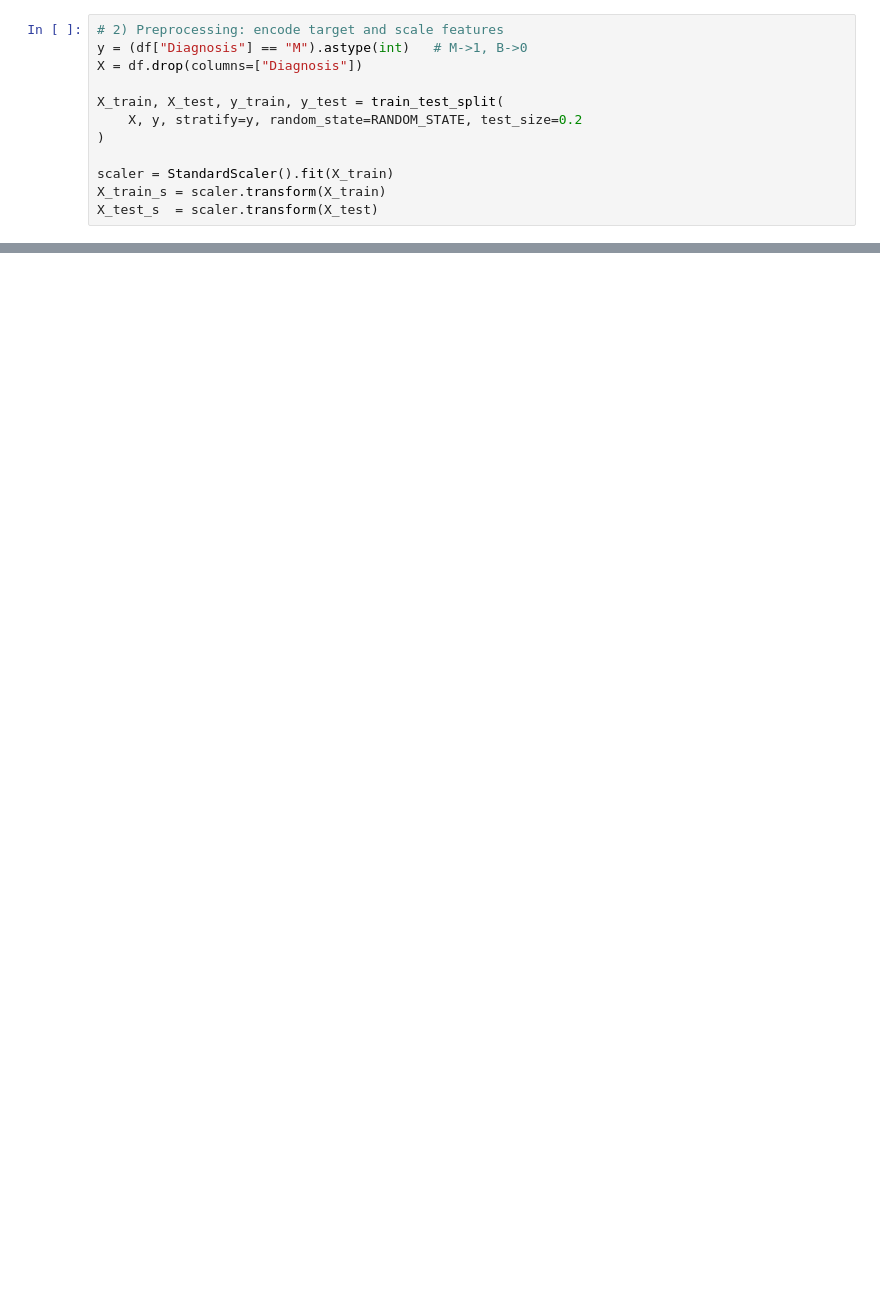
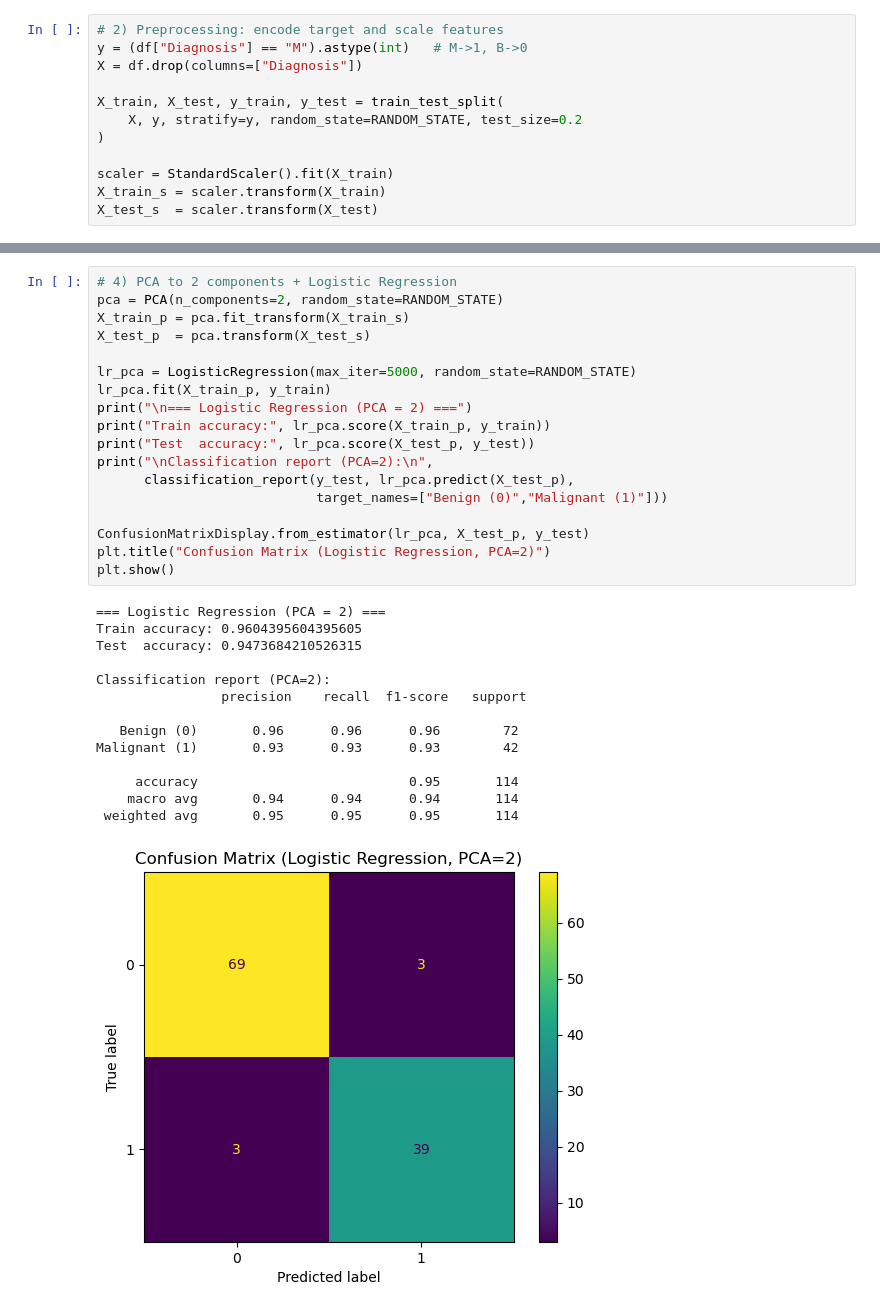
Before and after one commit to kseekins/breast_cancer_classification, a Jupyter notebook: breast_cancer_classification.ipynb, the cells around one changed output, grey strips where cells are left out. Drawn from its saved outputs; the diff is of its cells as text; blank space fills up the shorter version.

Commit message:
breast_cancer_classification

```diff
--- a/breast_cancer_classification.ipynb
+++ b/breast_cancer_classification.ipynb
@@ -68,0 +102,33 @@ plt.show()
+# %%
+# 4) PCA to 2 components + Logistic Regression
+pca = PCA(n_components=2, random_state=RANDOM_STATE)
+X_train_p = pca.fit_transform(X_train_s)
+X_test_p  = pca.transform(X_test_s)
+
+lr_pca = LogisticRegression(max_iter=5000, random_state=RANDOM_STATE)
+lr_pca.fit(X_train_p, y_train)
+print("\n=== Logistic Regression (PCA = 2) ===")
+print("Train accuracy:", lr_pca.score(X_train_p, y_train))
+print("Test  accuracy:", lr_pca.score(X_test_p, y_test))
+print("\nClassification report (PCA=2):\n",
+      classification_report(y_test, lr_pca.predict(X_test_p),
+                            target_names=["Benign (0)","Malignant (1)"]))
+
+ConfusionMatrixDisplay.from_estimator(lr_pca, X_test_p, y_test)
+plt.title("Confusion Matrix (Logistic Regression, PCA=2)")
+plt.show()
+# %% [output]
+=== Logistic Regression (PCA = 2) ===
+Train accuracy: 0.9604395604395605
+Test  accuracy: 0.9473684210526315
+
+Classification report (PCA=2):
+                precision    recall  f1-score   support
+
+   Benign (0)       0.96      0.96      0.96        72
+Malignant (1)       0.93      0.93      0.93        42
+
+     accuracy                           0.95       114
+    macro avg       0.94      0.94      0.94       114
+ weighted avg       0.95      0.95      0.95       114
+[figure, added]
```
Also changed, not shown: parts of 3 cells of this notebook.
